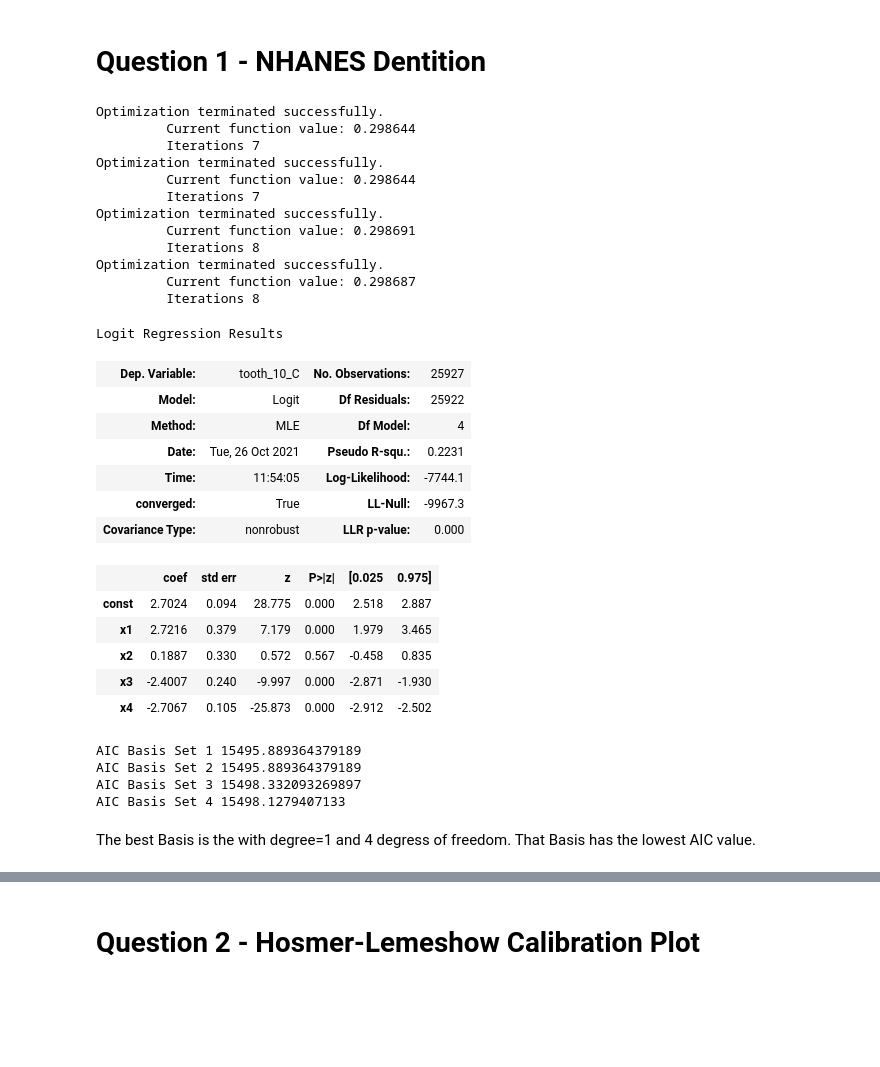
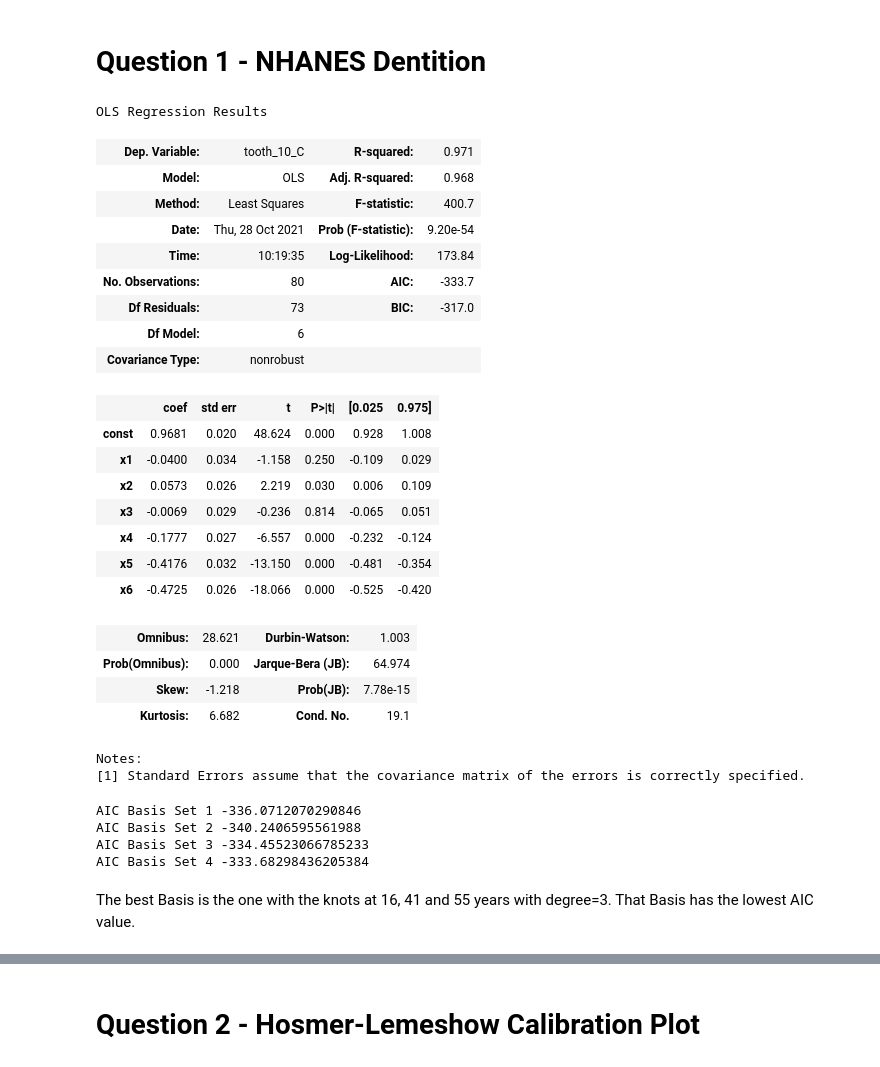
Before and after one commit to Falarconp/Stats507, a Jupyter notebook: Alarcon_Pena_PS5.ipynb, the cells around one changed output, grey strips where cells are left out. Saved outputs shown, nothing was run; the diff lists cells and outputs as text; code cells hidden in the pictures; blank space fills up the shorter version.

```diff
--- a/Alarcon_Pena_PS5.ipynb
+++ b/Alarcon_Pena_PS5.ipynb
@@ -235,3 +234,6 @@ for i in range(sum(mask1)):
                                         1,0))
     df = df.dropna()
     df[col_str] = df[col_str].astype(int)
+
+
+df_avg = df.groupby("age").apply(np.mean)
@@ -242,53 +240,51 @@ res_b1
 # %%
-basis_1 = dmatrix("bs(x, df=4, degree=2)", {"x": df.age})
-modt10_b1 = sm.Logit(df.tooth_10_C, basis_1)
+basis_1 = dmatrix("bs(x , knots=[16,24,60], df=6, degree=3)", {"x": df_avg.age})
+modt10_b1 = sm.OLS(df_avg.tooth_10_C, basis_1)
 res_b1 = modt10_b1.fit()
 res_b1.summary()
 
 
-basis_2 = dmatrix("bs(x, df=4, degree=2)", {"x": df.age})
-modt10_b2 = sm.Logit(df.tooth_10_C, basis_2)
+basis_2 = dmatrix("bs(x, knots=[21,30,45], df=6, degree=3)", {"x": df_avg.age})
+modt10_b2 = sm.OLS(df_avg.tooth_10_C, basis_2)
 res_b2 = modt10_b2.fit()
 res_b2.summary()
 
 
-basis_3 = dmatrix("bs(x, df=4, degree=3)", {"x": df.age})
-modt10_b3 = sm.Logit(df.tooth_10_C, basis_3)
+basis_3 = dmatrix("bs(x, knots=[20,40,50],  df=6, degree=3)", {"x": df_avg.age})
+modt10_b3 = sm.OLS(df_avg.tooth_10_C, basis_3)
 res_b3 = modt10_b3.fit()
 res_b3.summary()
 
 
-basis_4 = dmatrix("bs(x, df=4, degree=4)", {"x": df.age})
-modt10_b4 = sm.Logit(df.tooth_10_C, basis_4)
+basis_4 = dmatrix("bs(x, knots=[16,41,55], df=6, degree=3)", {"x": df_avg.age})
+modt10_b4 = sm.OLS(df_avg.tooth_10_C, basis_4)
 res_b4 = modt10_b4.fit()
 res_b4.summary()
 # %% [output]
-Optimization terminated successfully.
-         Current function value: 0.298644
-         Iterations 7
-Optimization terminated successfully.
-         Current function value: 0.298644
-         Iterations 7
-Optimization terminated successfully.
-         Current function value: 0.298691
-         Iterations 8
-Optimization terminated successfully.
-         Current function value: 0.298687
-         Iterations 8
+OLS Regression Results
-Logit Regression Results
-| Dep. Variable: | tooth_10_C | No. Observations: | 25927 |
-| Model: | Logit | Df Residuals: | 25922 |
-| Method: | MLE | Df Model: | 4 |
-| Date: | Tue, 26 Oct 2021 | Pseudo R-squ.: | 0.2231 |
-| Time: | 11:54:05 | Log-Likelihood: | -7744.1 |
-| converged: | True | LL-Null: | -9967.3 |
-| Covariance Type: | nonrobust | LLR p-value: | 0.000 |
+| Dep. Variable: | tooth_10_C | R-squared: | 0.971 |
+| Model: | OLS | Adj. R-squared: | 0.968 |
+| Method: | Least Squares | F-statistic: | 400.7 |
+| Date: | Thu, 28 Oct 2021 | Prob (F-statistic): | 9.20e-54 |
+| Time: | 10:19:35 | Log-Likelihood: | 173.84 |
+| No. Observations: | 80 | AIC: | -333.7 |
+| Df Residuals: | 73 | BIC: | -317.0 |
+| Df Model: | 6 |  |  |
+| Covariance Type: | nonrobust |  |  |
-|  | coef | std err | z | P>|z| | [0.025 | 0.975] |
-| const | 2.7024 | 0.094 | 28.775 | 0.000 | 2.518 | 2.887 |
-| x1 | 2.7216 | 0.379 | 7.179 | 0.000 | 1.979 | 3.465 |
-| x2 | 0.1887 | 0.330 | 0.572 | 0.567 | -0.458 | 0.835 |
-| x3 | -2.4007 | 0.240 | -9.997 | 0.000 | -2.871 | -1.930 |
-| x4 | -2.7067 | 0.105 | -25.873 | 0.000 | -2.912 | -2.502 |
+|  | coef | std err | t | P>|t| | [0.025 | 0.975] |
+| const | 0.9681 | 0.020 | 48.624 | 0.000 | 0.928 | 1.008 |
+| x1 | -0.0400 | 0.034 | -1.158 | 0.250 | -0.109 | 0.029 |
+| x2 | 0.0573 | 0.026 | 2.219 | 0.030 | 0.006 | 0.109 |
+| x3 | -0.0069 | 0.029 | -0.236 | 0.814 | -0.065 | 0.051 |
+| x4 | -0.1777 | 0.027 | -6.557 | 0.000 | -0.232 | -0.124 |
+| x5 | -0.4176 | 0.032 | -13.150 | 0.000 | -0.481 | -0.354 |
+| x6 | -0.4725 | 0.026 | -18.066 | 0.000 | -0.525 | -0.420 |
+| Omnibus: | 28.621 | Durbin-Watson: | 1.003 |
+| Prob(Omnibus): | 0.000 | Jarque-Bera (JB): | 64.974 |
+| Skew: | -1.218 | Prob(JB): | 7.78e-15 |
+| Kurtosis: | 6.682 | Cond. No. | 19.1 |
+Notes:
+[1] Standard Errors assume that the covariance matrix of the errors is correctly specified.
 # %%
 # Check the AIC for each basis and that wasy select one.
 
@@ -297,10 +293,10 @@ print("AIC Basis Set 2 "+str(res_b2.aic))
 print("AIC Basis Set 3 "+str(res_b3.aic))
 print("AIC Basis Set 4 "+str(res_b4.aic))
 # %% [output]
-AIC Basis Set 1 15495.889364379189
-AIC Basis Set 2 15495.889364379189
-AIC Basis Set 3 15498.332093269897
-AIC Basis Set 4 15498.1279407133
+AIC Basis Set 1 -336.0712070290846
+AIC Basis Set 2 -340.2406595561988
+AIC Basis Set 3 -334.45523066785233
+AIC Basis Set 4 -333.68298436205384
 # %% [markdown]
-The best Basis is the with degree=1 and 4 degress of freedom. That Basis has the lowest AIC value.
+The best Basis is the one with the knots at 16, 41 and 55 years with degree=3. That Basis has the lowest AIC value.
 # %%
```
Also changed, not shown: parts of 18 cells of this notebook, 4 other files.
